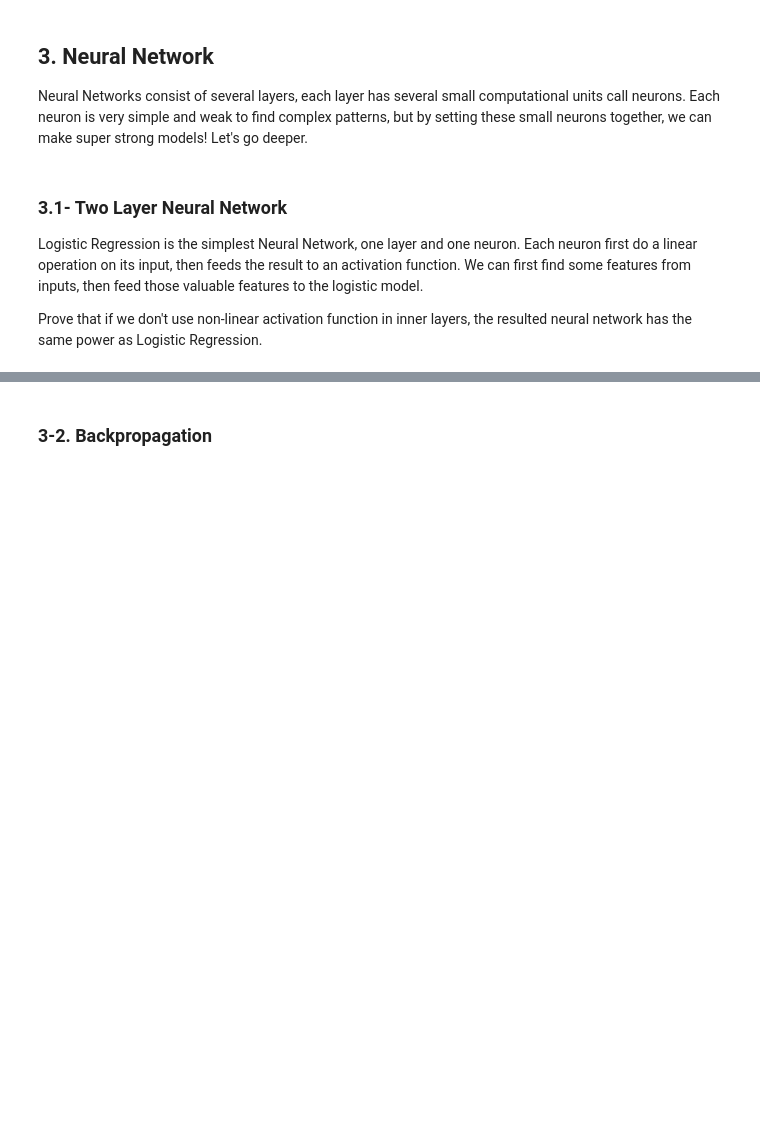
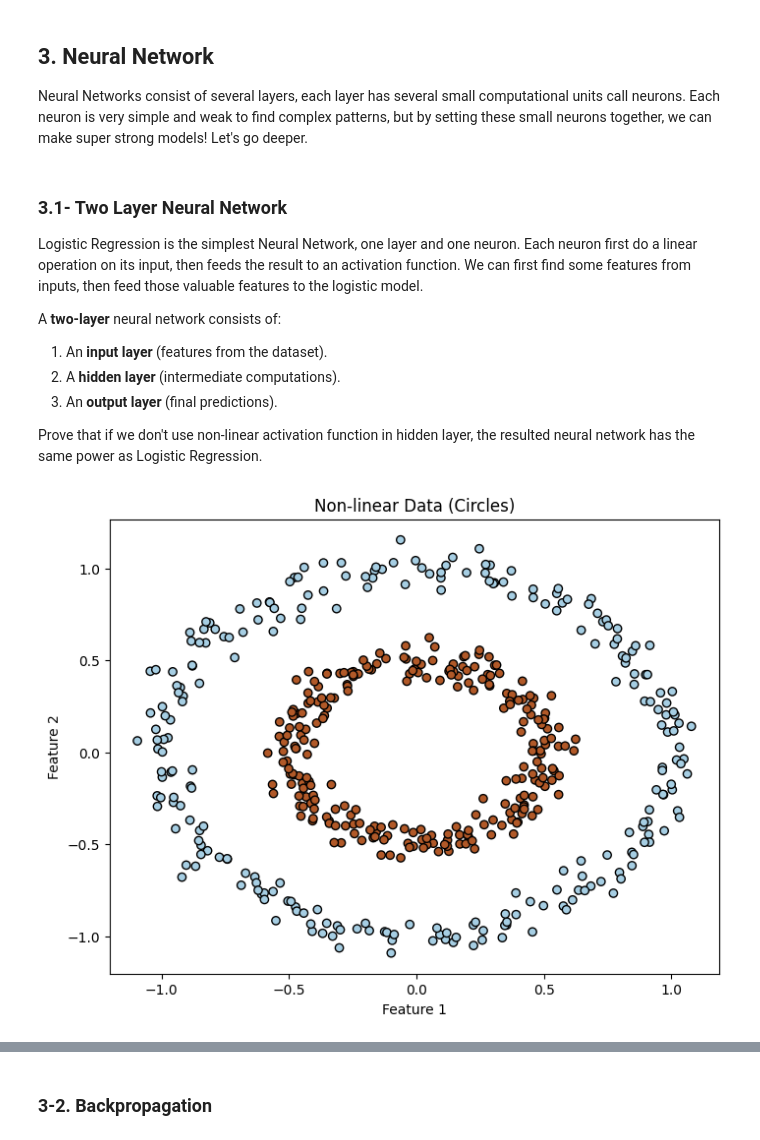
Before and after one commit to fraxea/Linear-Algebra-FALL2024-Assignment-2, a Jupyter notebook: Neural Network Intro/draft.ipynb, the cells around one changed output, grey strips where cells are left out. Drawn from its saved outputs; the diff is of its cells as text; code cells hidden in the pictures; blank space fills up the shorter version.

```diff
--- a/Neural Network Intro/draft.ipynb
+++ b/Neural Network Intro/draft.ipynb
@@ -336,4 +443,22 @@ Neural Networks consist of several layers, each layer has several small computat
 
 Logistic Regression is the simplest Neural Network, one layer and one neuron. Each neuron first do a linear operation on its input, then feeds the result to an activation function. We can first find some features from inputs, then feed those valuable features to the logistic model.
 
-Prove that if we don't use non-linear activation function in inner layers, the resulted neural network has the same power as Logistic Regression.
+A **two-layer** neural network consists of:
+1. An **input layer** (features from the dataset).
+2. A **hidden layer** (intermediate computations).
+3. An **output layer** (final predictions).
+
+Prove that if we don't use non-linear activation function in hidden layer, the resulted neural network has the same power as Logistic Regression.
+# %%
+X, y = make_circles(n_samples=500, noise=0.05, factor=0.5, random_state=42)
+
+X_train, X_test, y_train, y_test = train_test_split(X, y, test_size=0.3, random_state=42)
+
+plt.figure(figsize=(8, 6))
+plt.scatter(X[:, 0], X[:, 1], c=y, cmap=plt.cm.Paired, edgecolors="k")
+plt.title("Non-linear Data (Circles)")
+plt.xlabel("Feature 1")
+plt.ylabel("Feature 2")
+plt.show()
+# %% [output]
+[figure, added]
```
Also changed, not shown: parts of 25 cells of this notebook, 1 other file.
